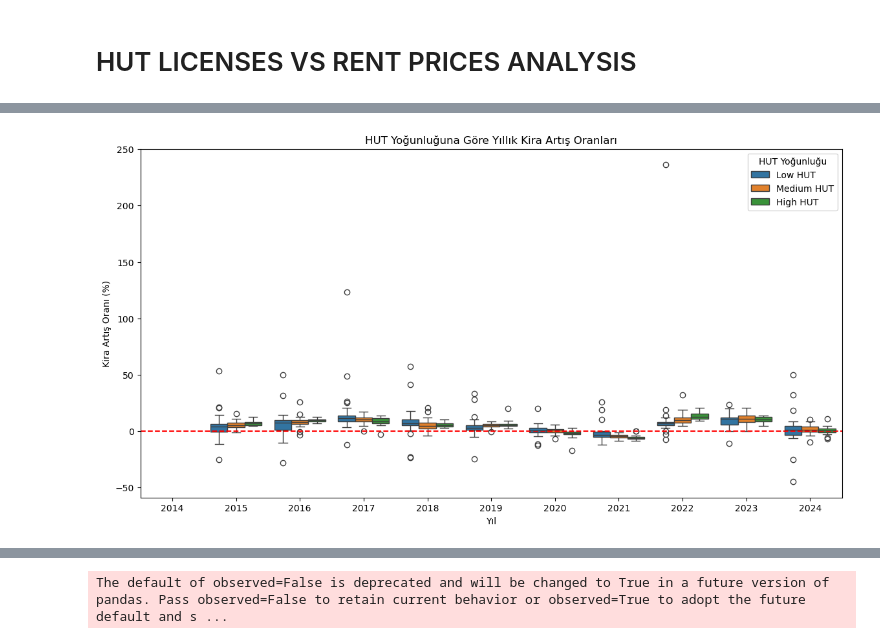
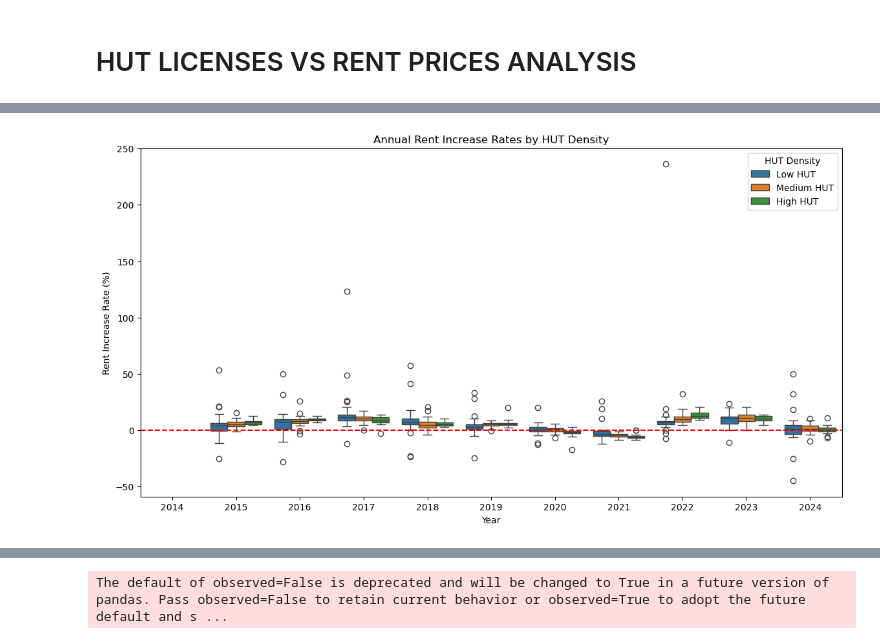
Before and after one commit to tolgaunal33/Barcelona_Housing_Affordability_Project, a Jupyter notebook: notebooks/11_airbnb_ipmact_EDA.ipynb, the cells around one changed output, grey strips where cells are left out. Drawn from its saved outputs; the diff is of its cells as text; code cells hidden in the pictures.

```diff
--- a/notebooks/11_airbnb_ipmact_EDA.ipynb
+++ b/notebooks/11_airbnb_ipmact_EDA.ipynb
@@ -395,14 +395,14 @@ plt.show()
 # %%
 plt.figure(figsize=(14, 7))
 sns.boxplot(data=df, x='year', y='rent_change_pct', hue='hut_category')
-plt.title('HUT Yoğunluğuna Göre Yıllık Kira Artış Oranları')
-plt.xlabel('Yıl')
-plt.ylabel('Kira Artış Oranı (%)')
-plt.legend(title='HUT Yoğunluğu')
+plt.title('Annual Rent Increase Rates by HUT Density')
+plt.xlabel('Year')
+plt.ylabel('Rent Increase Rate (%)')
+plt.legend(title='HUT Density')
 plt.axhline(0, color='red', linestyle='--')
 plt.show()
 # %% [output]
-[figure, old version]
+[figure, new version]
 # %%
 # HUT lisans sayısı ile kira artışı arasındaki korelasyon
 corr_matrix = df.groupby('neighbourhood_name')[['cumulative_licenses', 'avg_rent_price']].corr().unstack()
```
Also changed, not shown: parts of 4 cells of this notebook, 45 other files.
